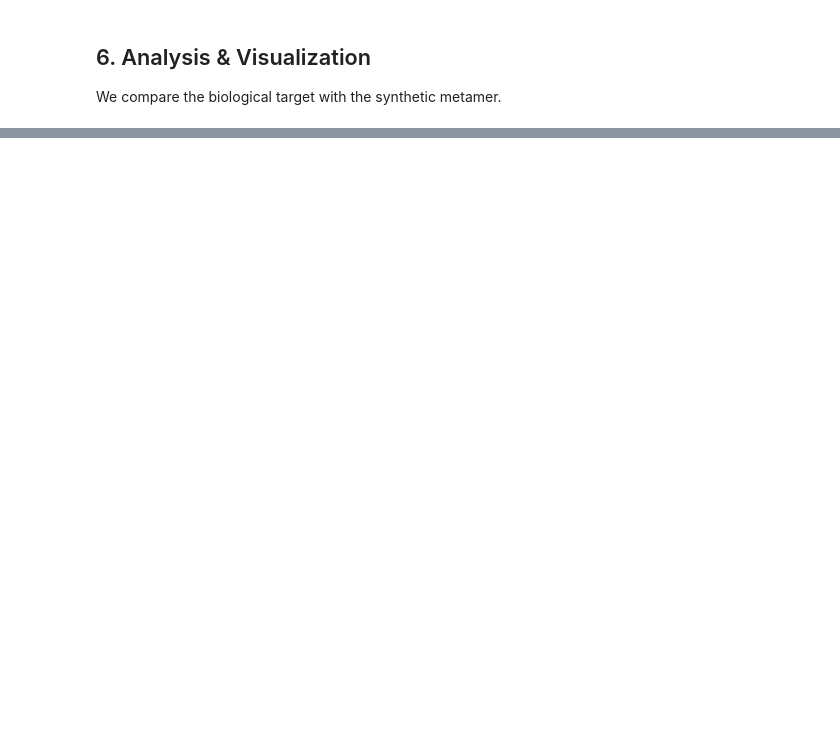
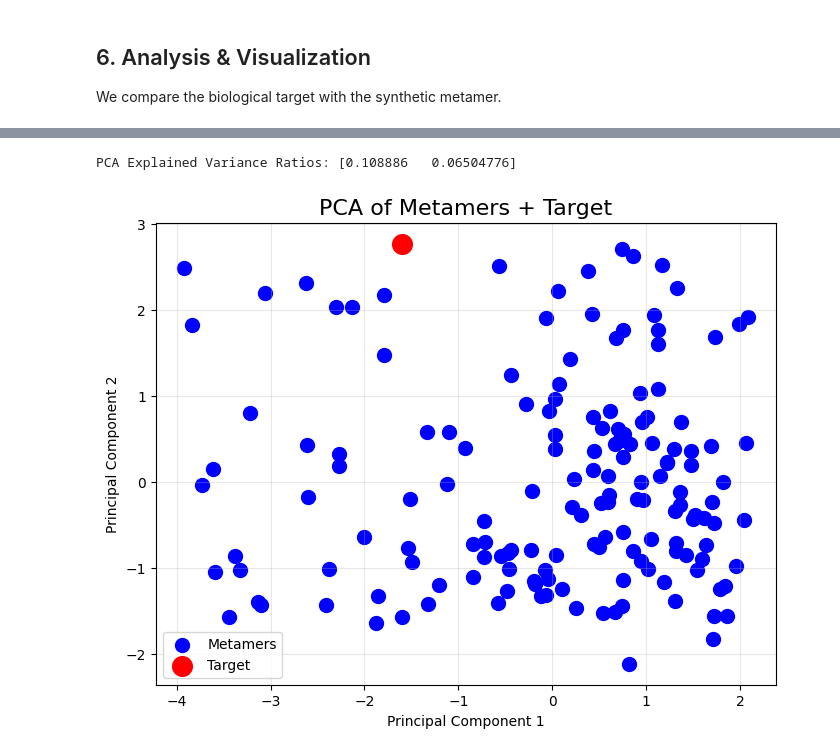
Before and after one commit to BraydenKO/MetamerFinder, a Jupyter notebook: experiments/mc_maze_neural_decoder_demo.ipynb, the cells around one changed output, grey strips where cells are left out. Cells and saved outputs as stored; diff of their text form; code cells hidden in the pictures; blank space fills up the shorter version.

```diff
--- a/experiments/mc_maze_neural_decoder_demo.ipynb
+++ b/experiments/mc_maze_neural_decoder_demo.ipynb
@@ -326,0 +402,36 @@ CCA Dimension 3 (Tertiary Intent Alignment): 0.9255
+# %%
+from sklearn.decomposition import PCA
+
+metamer_matrix = torch.stack(metamers, dim=0).squeeze(1).cpu().numpy()
+num_members, time_steps, num_neurons = metamer_matrix.shape
+metamer_matrix_reshaped = metamer_matrix.reshape(num_members, -1)
+
+pca = PCA(n_components=2)
+pca.fit(metamer_matrix_reshaped)
+
+print("PCA Explained Variance Ratios:", pca.explained_variance_ratio_)
+
+metamer_pca = pca.transform(metamer_matrix_reshaped)
+
+target_vec = target_spike_train.squeeze(0).detach().cpu().numpy()
+target_vec = target_vec.reshape(1, -1)
+
+target_pca = pca.transform(target_vec)
+
+plt.figure(figsize=(8, 6))
+
+# metamers
+plt.scatter(metamer_pca[:, 0],metamer_pca[:, 1],c='blue',s=100,label='Metamers')
+
+# target
+plt.scatter(target_pca[:, 0],target_pca[:, 1],c='red',s=200,label='Target',)
+
+plt.title("PCA of Metamers + Target", fontsize=16)
+plt.xlabel("Principal Component 1")
+plt.ylabel("Principal Component 2")
+plt.legend()
+plt.grid(True, alpha=0.3)
+plt.show()
+# %% [output]
+PCA Explained Variance Ratios: [0.108886   0.06504776]
+[figure, added]
```
Also changed, not shown: parts of 17 cells of this notebook, 4 other files.
